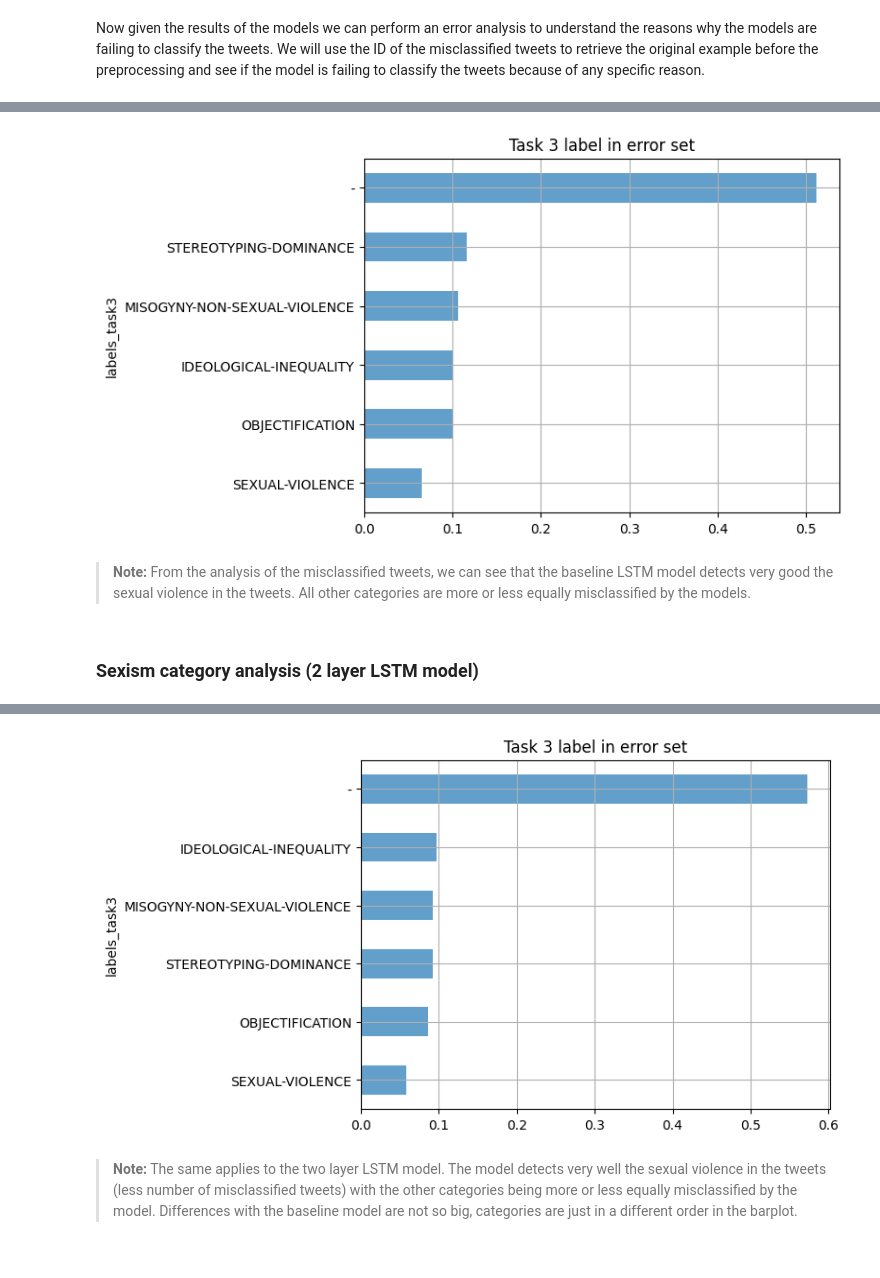
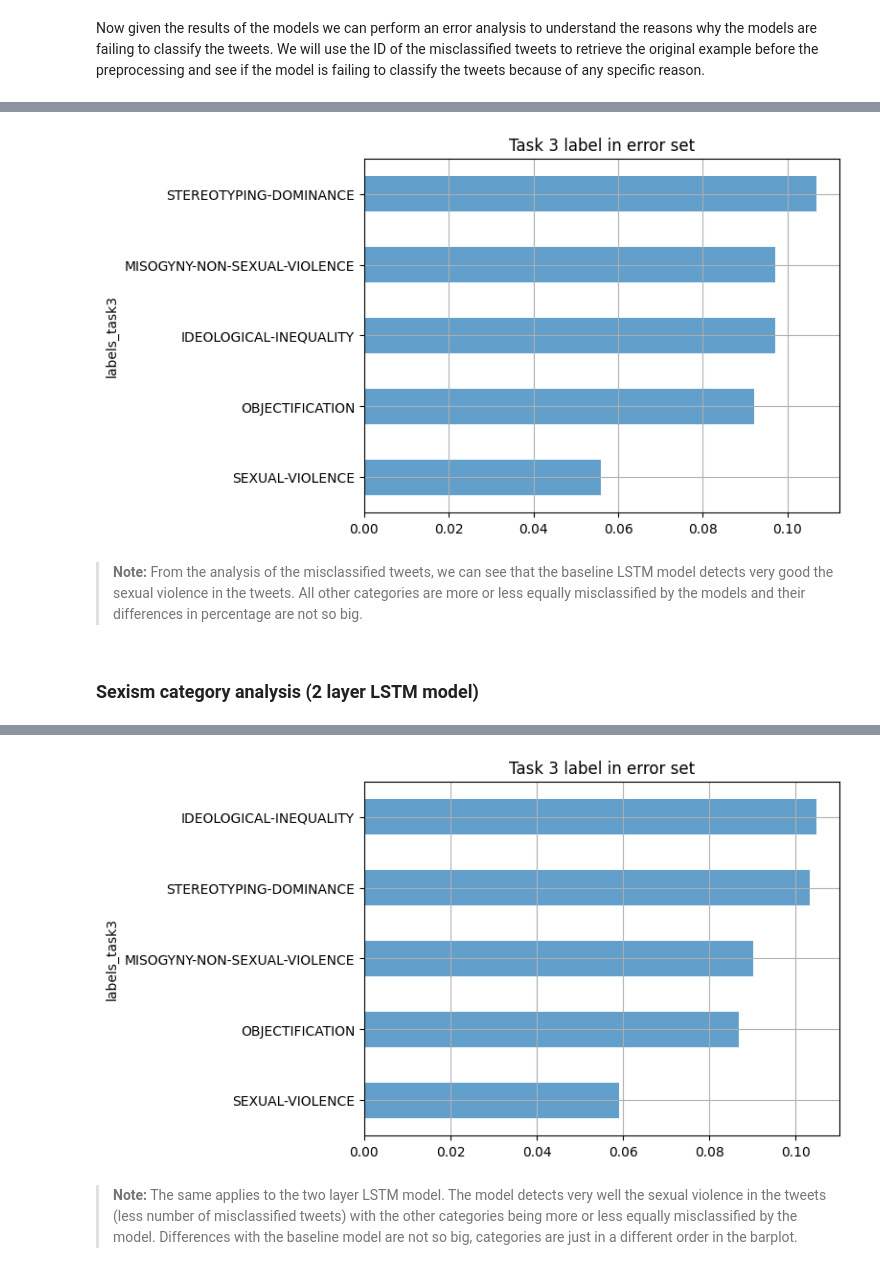
Before and after one commit to MatteoFasulo/Sexism-detection, a Jupyter notebook: assignment_1.ipynb, the cells around one changed output, grey strips where cells are left out. Drawn from its saved outputs; the diff is of its cells as text; code cells hidden in the pictures.

```diff
--- a/assignment_1.ipynb
+++ b/assignment_1.ipynb
@@ -2072,7 +2065,7 @@ wrong_ids_models = []
 
 for model_name in metrics.ensembled_dict.keys():
     print(f"Errors for model {model_name}")
-    wrong_tweet_ids = metrics.review_errors(preprocessed_data=test_data, predictions=metrics.ensembled_dict[model_name]['test']['predictions'], labels=metrics.ensembled_dict[model_name]['test']['labels'], tokenizer=tokenizer, verbose=False)
+    wrong_tweet_ids = metrics.review_errors(preprocessed_data=test_data, predictions=metrics.ensembled_dict[model_name]['test']['predictions'], labels=metrics.ensembled_dict[model_name]['test']['labels'], tokenizer=tokenizer, verbose=True)
     wrong_ids_models.append(wrong_tweet_ids)
 # %% [output]
 Errors for model baseline
@@ -2085,0 +2092,4 @@ Errors due to OOV: 44, 97.78%
+# %%
+test_copy['baseline_predictions'] = metrics.ensembled_dict['baseline']['test']['predictions']
+test_copy['2_layers_predictions'] = metrics.ensembled_dict['2_layers']['test']['predictions']
+test_copy['twitter_predictions'] = metrics.ensembled_dict['twitter']['test']['predictions']
@@ -2085,0 +2098,2 @@ Errors due to OOV: 44, 97.78%
+# %%
+test_copy['hard_label_task1'] = test_copy['hard_label_task1'].map({'NO': 0, 'YES': 1})
@@ -2110,12 +2166,12 @@ In this way we can understand if the model is failing to classify some specific
 # %%
-error_df['labels_task3'].explode().explode().value_counts(normalize=True, ascending=True).plot(kind='barh', title='Task 3 label in error set', alpha=0.7).set_xticklabels
+error_df['labels_task3'].explode().explode().value_counts(normalize=True, ascending=True).iloc[:-1].plot(kind='barh', title='Task 3 label in error set', alpha=0.7).set_xticklabels
 plt.grid()
 plt.savefig(detector.IMG_FOLDER / 'task3_error_set.svg', format='svg')
 plt.show()
 # %% [output]
-[figure, old version]
+[figure, new version]
 # %% [markdown]
-> **Note:** From the analysis of the misclassified tweets, we can see that the baseline LSTM model detects very good the sexual violence in the tweets. All other categories are more or less equally misclassified by the models.
+> **Note:** From the analysis of the misclassified tweets, we can see that the baseline LSTM model detects very good the sexual violence in the tweets. All other categories are more or less equally misclassified by the models and their differences in percentage are not so big.
 # %% [markdown]
 ### Sexism category analysis (2 layer LSTM model)
 # %%
@@ -2129,12 +2185,12 @@ error_df.head()
 | 400187 | 400187 | en | @LogicalFallac18 @LBC Sex* as in ... | 6 | [Annotator_791, Annotator_122, An... | [F, F, F, M, M, M] | [18-22, 23-45, 46+, 18-22, 23-45,... | ... |
 | 400192 | 400192 | en | "𝐄𝐧𝐠𝐥𝐢𝐬𝐡 𝟏𝟎: Gender, Gender Ident... | 6 | [Annotator_795, Annotator_796, An... | [F, F, F, M, M, M] | [18-22, 23-45, 46+, 18-22, 23-45,... | ... |
 # %%
-error_df['labels_task3'].explode().explode().value_counts(normalize=True, ascending=True).plot(kind='barh', title='Task 3 label in error set', alpha=0.7).set_xticklabels
+error_df['labels_task3'].explode().explode().value_counts(normalize=True, ascending=True).iloc[:-1].plot(kind='barh', title='Task 3 label in error set', alpha=0.7).set_xticklabels
 plt.grid()
 plt.savefig(detector.IMG_FOLDER / 'task3_error_set.svg', format='svg')
 plt.show()
 # %% [output]
-[figure, old version]
+[figure, new version]
 # %% [markdown]
 > **Note:** The same applies to the two layer LSTM model. The model detects very well the sexual violence in the tweets (less number of misclassified tweets) with the other categories being more or less equally misclassified by the model. Differences with the baseline model are not so big, categories are just in a different order in the barplot.
 # %% [markdown]
```
Also changed, not shown: parts of 36 cells of this notebook, 26 other files.
